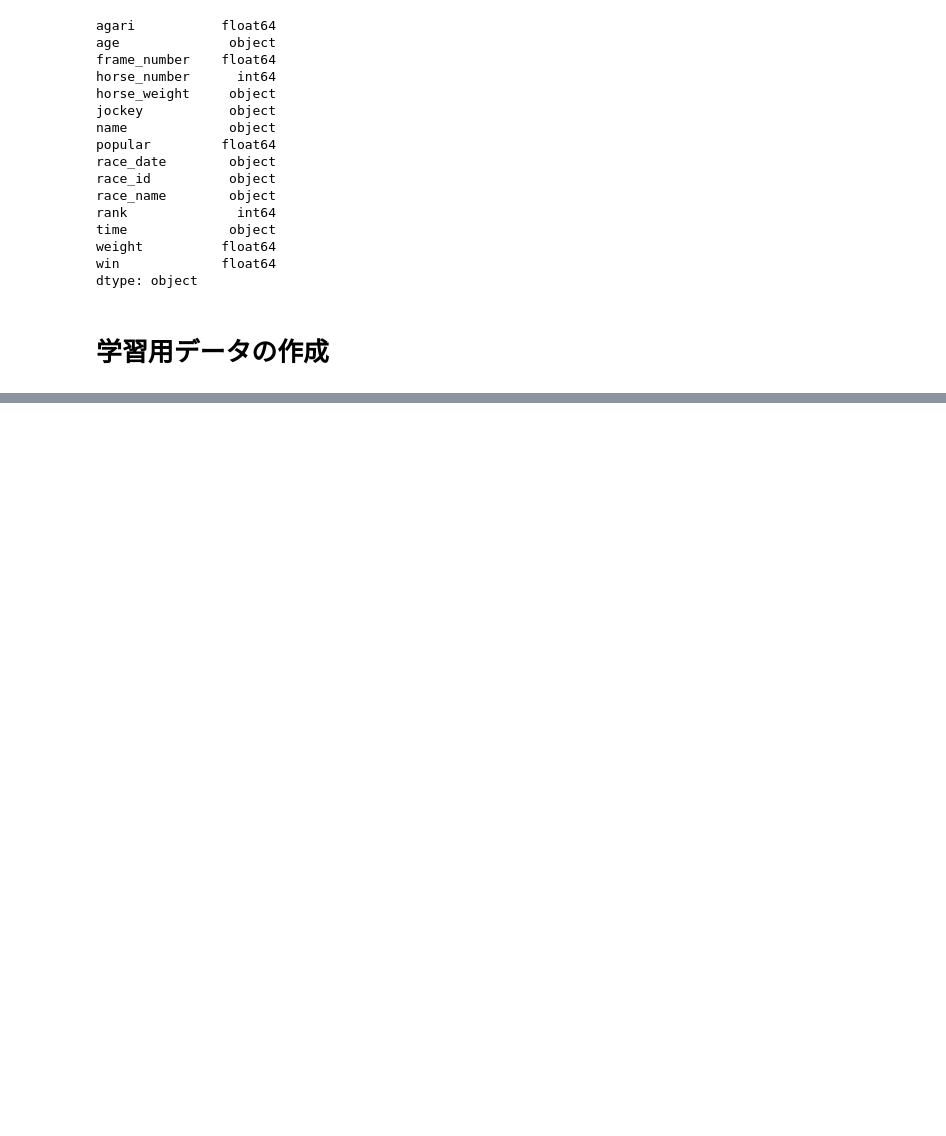
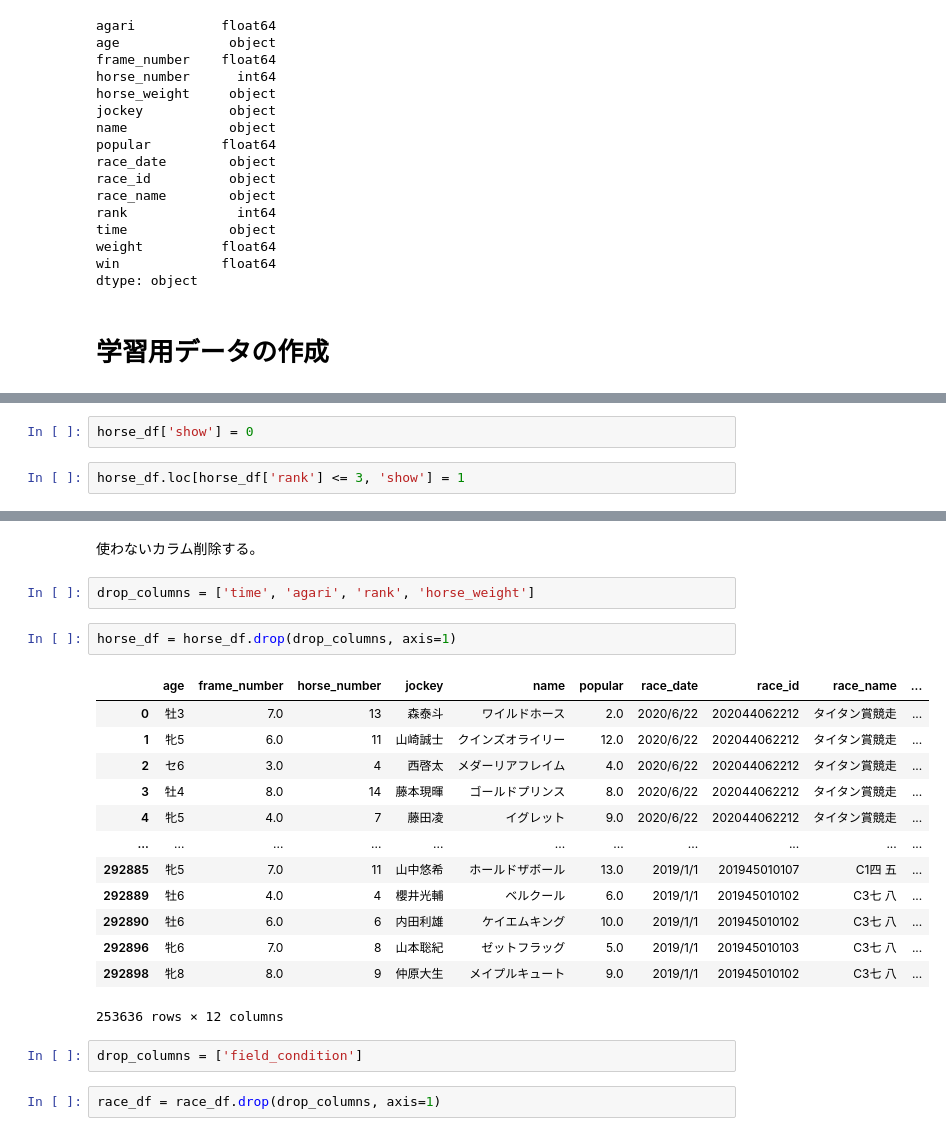
Before and after one commit to monda00/horse-race-notebook, a Jupyter notebook: horse_race_EDA.ipynb, the cells around one changed output, grey strips where cells are left out. Saved outputs shown, nothing was run; the diff lists cells and outputs as text; blank space fills up the shorter version.

```diff
--- a/horse_race_EDA.ipynb
+++ b/horse_race_EDA.ipynb
@@ -646,0 +653,4 @@ dtype: object
+# %%
+horse_df['show'] = 0
+# %%
+horse_df.loc[horse_df['rank'] <= 3, 'show'] = 1
@@ -646,0 +666,24 @@ dtype: object
+# %% [markdown]
+使わないカラム削除する。
+# %%
+drop_columns = ['time', 'agari', 'rank', 'horse_weight']
+# %%
+horse_df = horse_df.drop(drop_columns, axis=1)
+# %% [output]
+|  | age | frame_number | horse_number | jockey | name | popular | race_date | race_id | race_name | ... |
+| 0 | 牡3 | 7.0 | 13 | 森泰斗 | ワイルドホース | 2.0 | 2020/6/22 | 202044062212 | タイタン賞競走 | ... |
+| 1 | 牝5 | 6.0 | 11 | 山崎誠士 | クインズオライリー | 12.0 | 2020/6/22 | 202044062212 | タイタン賞競走 | ... |
+| 2 | セ6 | 3.0 | 4 | 西啓太 | メダーリアフレイム | 4.0 | 2020/6/22 | 202044062212 | タイタン賞競走 | ... |
+| 3 | 牡4 | 8.0 | 14 | 藤本現暉 | ゴールドプリンス | 8.0 | 2020/6/22 | 202044062212 | タイタン賞競走 | ... |
+| 4 | 牝5 | 4.0 | 7 | 藤田凌 | イグレット | 9.0 | 2020/6/22 | 202044062212 | タイタン賞競走 | ... |
+| ... | ... | ... | ... | ... | ... | ... | ... | ... | ... | ... |
+| 292885 | 牝5 | 7.0 | 11 | 山中悠希 | ホールドザボール | 13.0 | 2019/1/1 | 201945010107 | C1四 五 | ... |
+| 292889 | 牡6 | 4.0 | 4 | 櫻井光輔 | ベルクール | 6.0 | 2019/1/1 | 201945010102 | C3七 八 | ... |
+| 292890 | 牡6 | 6.0 | 6 | 内田利雄 | ケイエムキング | 10.0 | 2019/1/1 | 201945010102 | C3七 八 | ... |
+| 292896 | 牝6 | 7.0 | 8 | 山本聡紀 | ゼットフラッグ | 5.0 | 2019/1/1 | 201945010103 | C3七 八 | ... |
+| 292898 | 牝8 | 8.0 | 9 | 仲原大生 | メイプルキュート | 9.0 | 2019/1/1 | 201945010102 | C3七 八 | ... |
+253636 rows × 12 columns
+# %%
+drop_columns = ['field_condition']
+# %%
+race_df = race_df.drop(drop_columns, axis=1)
```
Also changed, not shown: parts of 15 cells of this notebook.
